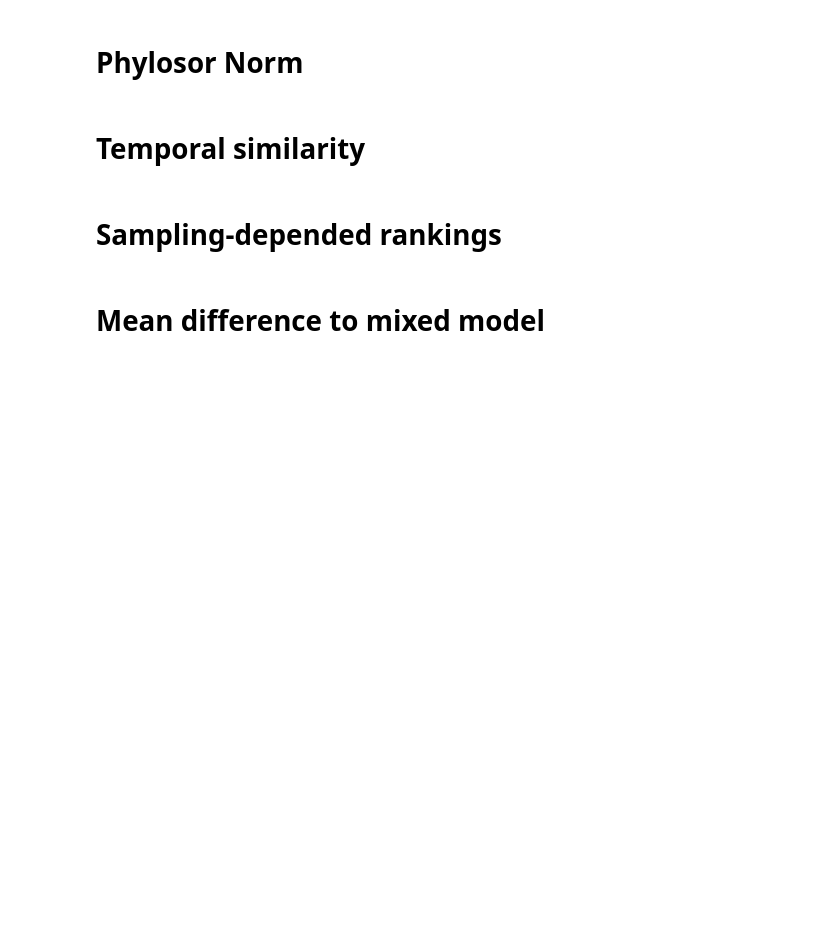
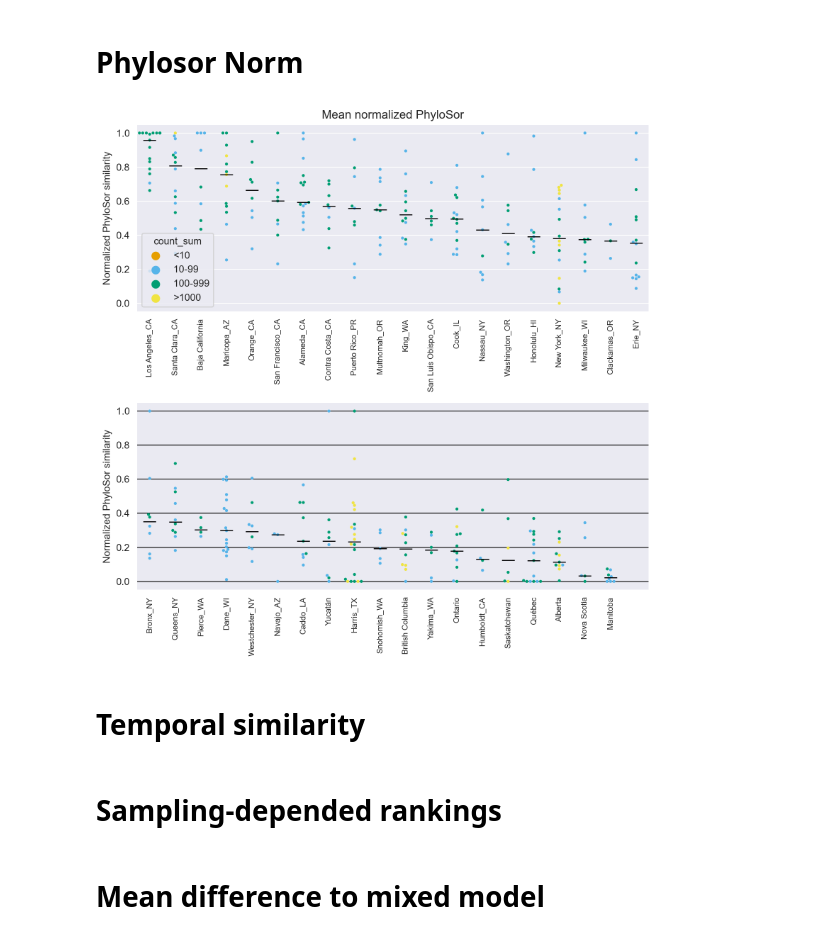
Before and after one commit to watronfire/monterey, a Jupyter notebook: notebooks/compare_output.ipynb, the cells around one changed output. Saved outputs shown, nothing was run; the diff lists cells and outputs as text; code cells hidden in the pictures; blank space fills up the shorter version.

```diff
--- a/notebooks/compare_output.ipynb
+++ b/notebooks/compare_output.ipynb
@@ -71,35 +71,37 @@ plot_df2 = orders.iloc[20:]
 plot_mean2 = plot_df2.median( axis=1 ).reset_index().reset_index()
 plot_df2 = plot_df2.melt( var_name="date", value_name="value", ignore_index=False ).reset_index()
 plot_df2 = plot_df2.merge( res.loc[res["kind"]=="actual1",["siteB","date", "countB"]], how="left" )
 plot_df2["count_sum"] = ">1000"
 plot_df2.loc[plot_df2["countB"]<1000,"count_sum"] = "100-999"
 plot_df2.loc[plot_df2["countB"]<100,"count_sum"] = "10-99"
 plot_df2.loc[plot_df2["countB"]<10,"count_sum"] = "<10"
 
 fig, ax = plt.subplots( dpi=200, figsize=(8,8), nrows=2, sharey=True )
 hue_order = ["<10", "10-99", "100-999", ">1000"]
 paletee = ["#E69F00", "#56B4E9", "#009E73", "#F0E442"]
 sns.swarmplot( x="siteB", y="value", data=plot_df, size=3, ax=ax[0], hue="count_sum", hue_order=hue_order, palette=paletee )
 sns.swarmplot( x="siteB", y="value", data=plot_df2, size=3, ax=ax[1], hue="count_sum", hue_order=hue_order, palette=paletee )
 ax[0].hlines( plot_mean[0], xmin=plot_mean["index"]-0.25, xmax=plot_mean["index"]+0.25, color="black", linewidth=1, zorder=100 )
 ax[1].hlines( plot_mean2[0], xmin=plot_mean2["index"]-0.25, xmax=plot_mean2["index"]+0.25, color="black", linewidth=1, zorder=100 )
 
 ax[0].tick_params( axis="x", bottom=False, which="both", rotation=90, labelbottom=True, labelsize=8 )
 ax[0].set_ylabel( "Normalized PhyloSor similarity" )
 ax[0].set_xlabel( "" )
 ax[0].set_title( f"Mean normalized PhyloSor" )
 ax[0].grid( axis="y", zorder=1 )
 
 ax[1].tick_params( axis="x", bottom=False, which="both", rotation=90, labelbottom=True, labelsize=8 )
 ax[1].set_ylabel( "Normalized PhyloSor similarity" )
 ax[1].set_xlabel( "" )
 ax[1].set_xlim(ax[0].get_xlim())
-ax[1].grid( axis="y", zorder=1, color="black" )
+ax[1].grid( axis="y", zorder=1 )
 ax[1].get_legend().remove()
 
 plt.tight_layout()
-plt.savefig( f"phylosor_norm_sampling.pdf" )
+#plt.savefig( f"phylosor_norm_sampling.pdf" )
 plt.show()
+# %% [output]
+[figure, added]
 # %%
 fig, ax = plt.subplots( dpi=200, figsize=(4,5) )
 plot_df = orders.melt( var_name="date", value_name="value", ignore_index=False ).reset_index()
```
Also changed, not shown: 3 other files.
